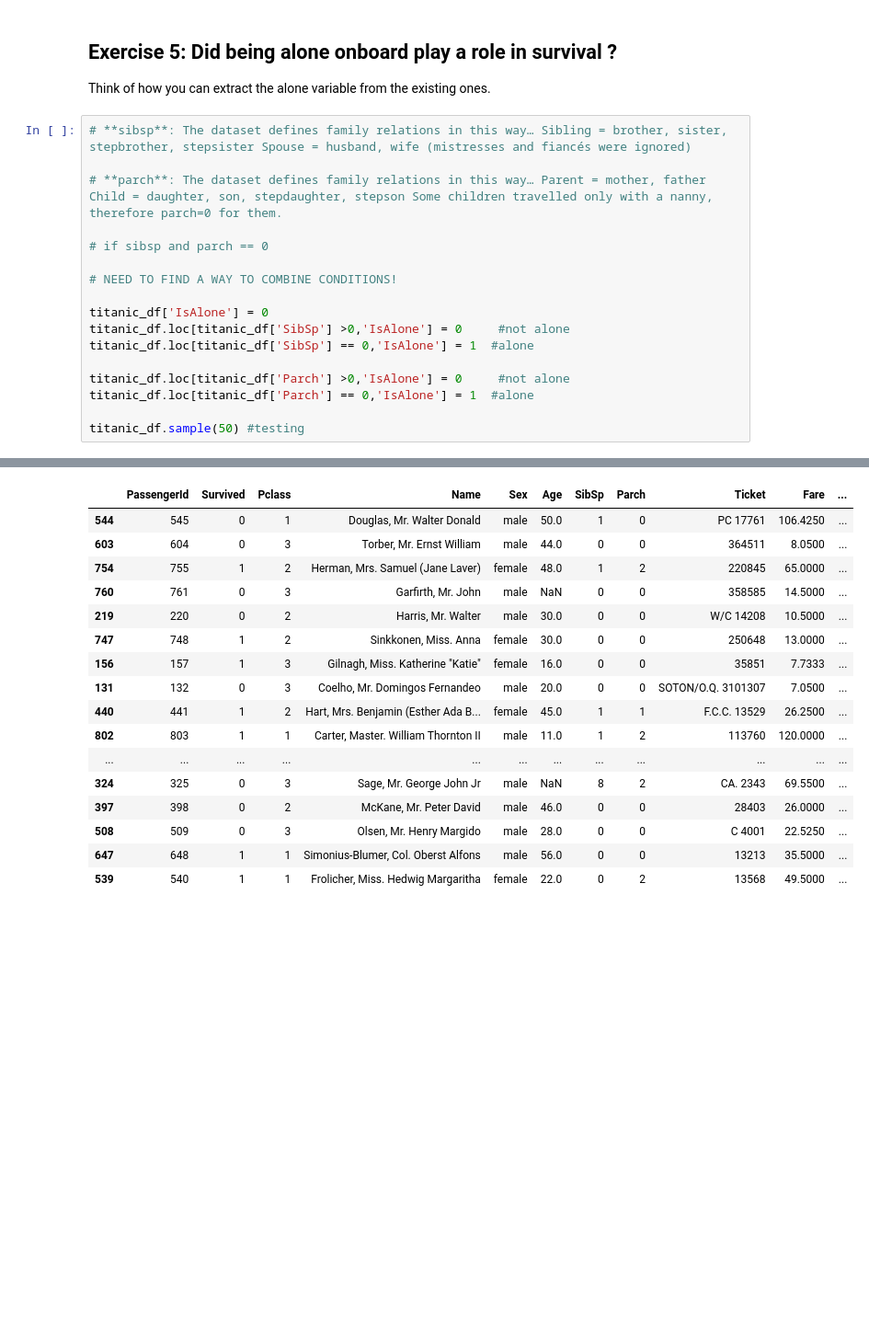
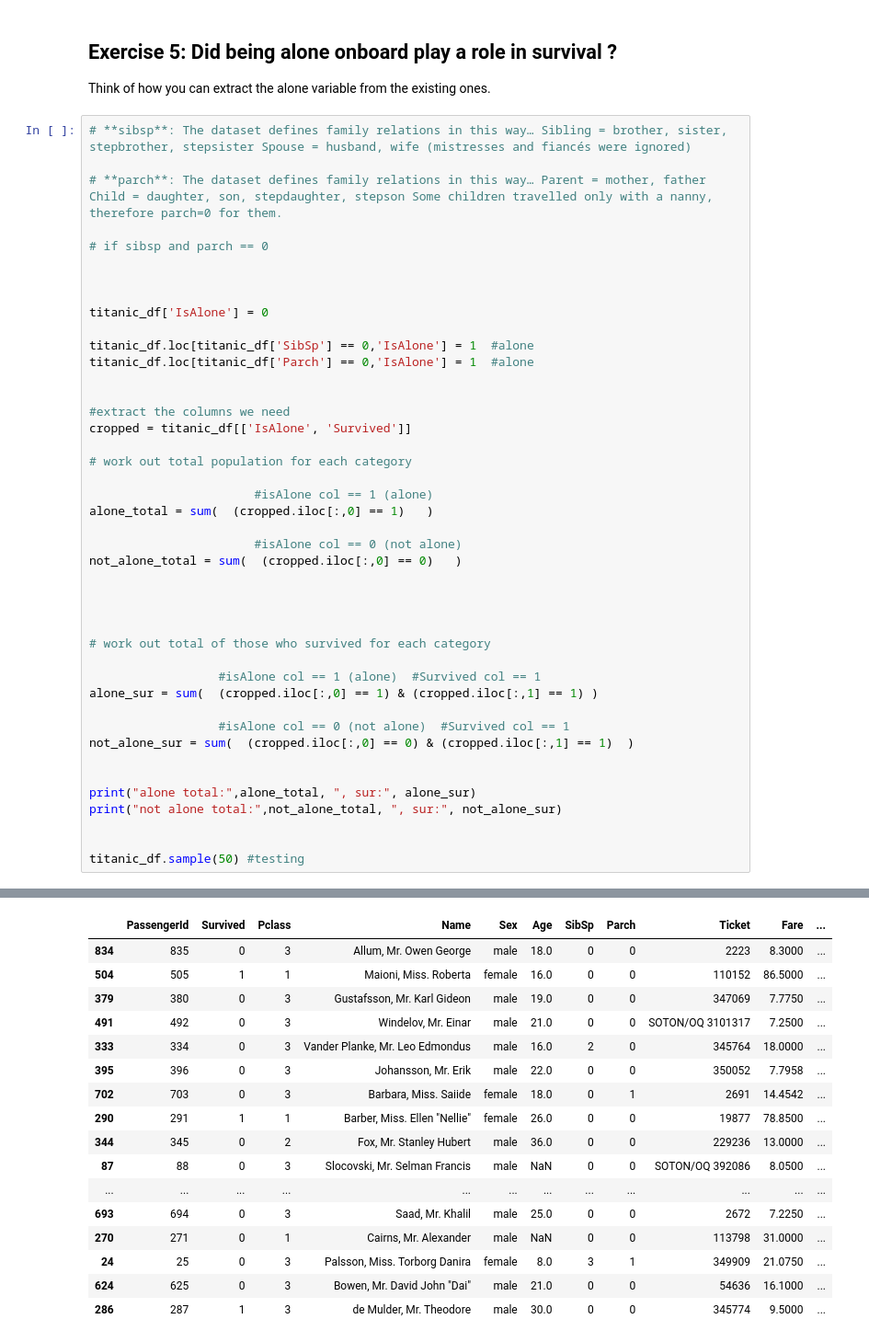
Before and after one commit to arutsh/Python-Programming-for-Data-Science-Part-1, a Jupyter notebook: exercises-solutions/06_The_Titanic_Dataset.ipynb, the cells around one changed output, grey strips where cells are left out. Shown at 92% size. Drawn from its saved outputs; the diff is of its cells as text; blank space fills up the shorter version.

Commit message:
Titanic work - DF

```diff
--- a/exercises-solutions/06_The_Titanic_Dataset.ipynb
+++ b/exercises-solutions/06_The_Titanic_Dataset.ipynb
@@ -475,14 +486,40 @@ Think of how you can extract the alone variable from the existing ones.
 
 # if sibsp and parch == 0
 
-# NEED TO FIND A WAY TO COMBINE CONDITIONS!
+
 
 titanic_df['IsAlone'] = 0
-titanic_df.loc[titanic_df['SibSp'] >0,'IsAlone'] = 0     #not alone
+
 titanic_df.loc[titanic_df['SibSp'] == 0,'IsAlone'] = 1  #alone
-
-titanic_df.loc[titanic_df['Parch'] >0,'IsAlone'] = 0     #not alone
 titanic_df.loc[titanic_df['Parch'] == 0,'IsAlone'] = 1  #alone
 
+
+#extract the columns we need
+cropped = titanic_df[['IsAlone', 'Survived']]
+
+# work out total population for each category
+
+                       #isAlone col == 1 (alone)
+alone_total = sum(  (cropped.iloc[:,0] == 1)   )
+
+                       #isAlone col == 0 (not alone)
+not_alone_total = sum(  (cropped.iloc[:,0] == 0)   )
+
+
+
+
+# work out total of those who survived for each category
+
+                  #isAlone col == 1 (alone)  #Survived col == 1
+alone_sur = sum(  (cropped.iloc[:,0] == 1) & (cropped.iloc[:,1] == 1) )
+
+                  #isAlone col == 0 (not alone)  #Survived col == 1
+not_alone_sur = sum(  (cropped.iloc[:,0] == 0) & (cropped.iloc[:,1] == 1)  )
+
+
+print("alone total:",alone_total, ", sur:", alone_sur)
+print("not alone total:",not_alone_total, ", sur:", not_alone_sur)
+
+
 titanic_df.sample(50) #testing
 # %% [output]
@@ -489,17 +528,17 @@ titanic_df.sample(50) #testing
 |  | PassengerId | Survived | Pclass | Name | Sex | Age | SibSp | Parch | Ticket | Fare | ... |
-| 544 | 545 | 0 | 1 | Douglas, Mr. Walter Donald | male | 50.0 | 1 | 0 | PC 17761 | 106.4250 | ... |
-| 603 | 604 | 0 | 3 | Torber, Mr. Ernst William | male | 44.0 | 0 | 0 | 364511 | 8.0500 | ... |
-| 754 | 755 | 1 | 2 | Herman, Mrs. Samuel (Jane Laver) | female | 48.0 | 1 | 2 | 220845 | 65.0000 | ... |
-| 760 | 761 | 0 | 3 | Garfirth, Mr. John | male | NaN | 0 | 0 | 358585 | 14.5000 | ... |
-| 219 | 220 | 0 | 2 | Harris, Mr. Walter | male | 30.0 | 0 | 0 | W/C 14208 | 10.5000 | ... |
-| 747 | 748 | 1 | 2 | Sinkkonen, Miss. Anna | female | 30.0 | 0 | 0 | 250648 | 13.0000 | ... |
-| 156 | 157 | 1 | 3 | Gilnagh, Miss. Katherine "Katie" | female | 16.0 | 0 | 0 | 35851 | 7.7333 | ... |
-| 131 | 132 | 0 | 3 | Coelho, Mr. Domingos Fernandeo | male | 20.0 | 0 | 0 | SOTON/O.Q. 3101307 | 7.0500 | ... |
-| 440 | 441 | 1 | 2 | Hart, Mrs. Benjamin (Esther Ada B... | female | 45.0 | 1 | 1 | F.C.C. 13529 | 26.2500 | ... |
-| 802 | 803 | 1 | 1 | Carter, Master. William Thornton II | male | 11.0 | 1 | 2 | 113760 | 120.0000 | ... |
+| 834 | 835 | 0 | 3 | Allum, Mr. Owen George | male | 18.0 | 0 | 0 | 2223 | 8.3000 | ... |
+| 504 | 505 | 1 | 1 | Maioni, Miss. Roberta | female | 16.0 | 0 | 0 | 110152 | 86.5000 | ... |
+| 379 | 380 | 0 | 3 | Gustafsson, Mr. Karl Gideon | male | 19.0 | 0 | 0 | 347069 | 7.7750 | ... |
+| 491 | 492 | 0 | 3 | Windelov, Mr. Einar | male | 21.0 | 0 | 0 | SOTON/OQ 3101317 | 7.2500 | ... |
+| 333 | 334 | 0 | 3 | Vander Planke, Mr. Leo Edmondus | male | 16.0 | 2 | 0 | 345764 | 18.0000 | ... |
+| 395 | 396 | 0 | 3 | Johansson, Mr. Erik | male | 22.0 | 0 | 0 | 350052 | 7.7958 | ... |
+| 702 | 703 | 0 | 3 | Barbara, Miss. Saiide | female | 18.0 | 0 | 1 | 2691 | 14.4542 | ... |
+| 290 | 291 | 1 | 1 | Barber, Miss. Ellen "Nellie" | female | 26.0 | 0 | 0 | 19877 | 78.8500 | ... |
+| 344 | 345 | 0 | 2 | Fox, Mr. Stanley Hubert | male | 36.0 | 0 | 0 | 229236 | 13.0000 | ... |
+| 87 | 88 | 0 | 3 | Slocovski, Mr. Selman Francis | male | NaN | 0 | 0 | SOTON/OQ 392086 | 8.0500 | ... |
 | ... | ... | ... | ... | ... | ... | ... | ... | ... | ... | ... | ... |
-| 324 | 325 | 0 | 3 | Sage, Mr. George John Jr | male | NaN | 8 | 2 | CA. 2343 | 69.5500 | ... |
-| 397 | 398 | 0 | 2 | McKane, Mr. Peter David | male | 46.0 | 0 | 0 | 28403 | 26.0000 | ... |
-| 508 | 509 | 0 | 3 | Olsen, Mr. Henry Margido | male | 28.0 | 0 | 0 | C 4001 | 22.5250 | ... |
-| 647 | 648 | 1 | 1 | Simonius-Blumer, Col. Oberst Alfons | male | 56.0 | 0 | 0 | 13213 | 35.5000 | ... |
-| 539 | 540 | 1 | 1 | Frolicher, Miss. Hedwig Margaritha | female | 22.0 | 0 | 2 | 13568 | 49.5000 | ... |
+| 693 | 694 | 0 | 3 | Saad, Mr. Khalil | male | 25.0 | 0 | 0 | 2672 | 7.2250 | ... |
+| 270 | 271 | 0 | 1 | Cairns, Mr. Alexander | male | NaN | 0 | 0 | 113798 | 31.0000 | ... |
+| 24 | 25 | 0 | 3 | Palsson, Miss. Torborg Danira | female | 8.0 | 3 | 1 | 349909 | 21.0750 | ... |
+| 624 | 625 | 0 | 3 | Bowen, Mr. David John "Dai" | male | 21.0 | 0 | 0 | 54636 | 16.1000 | ... |
+| 286 | 287 | 1 | 3 | de Mulder, Mr. Theodore | male | 30.0 | 0 | 0 | 345774 | 9.5000 | ... |
```
Also changed, not shown: parts of 6 cells of this notebook.
